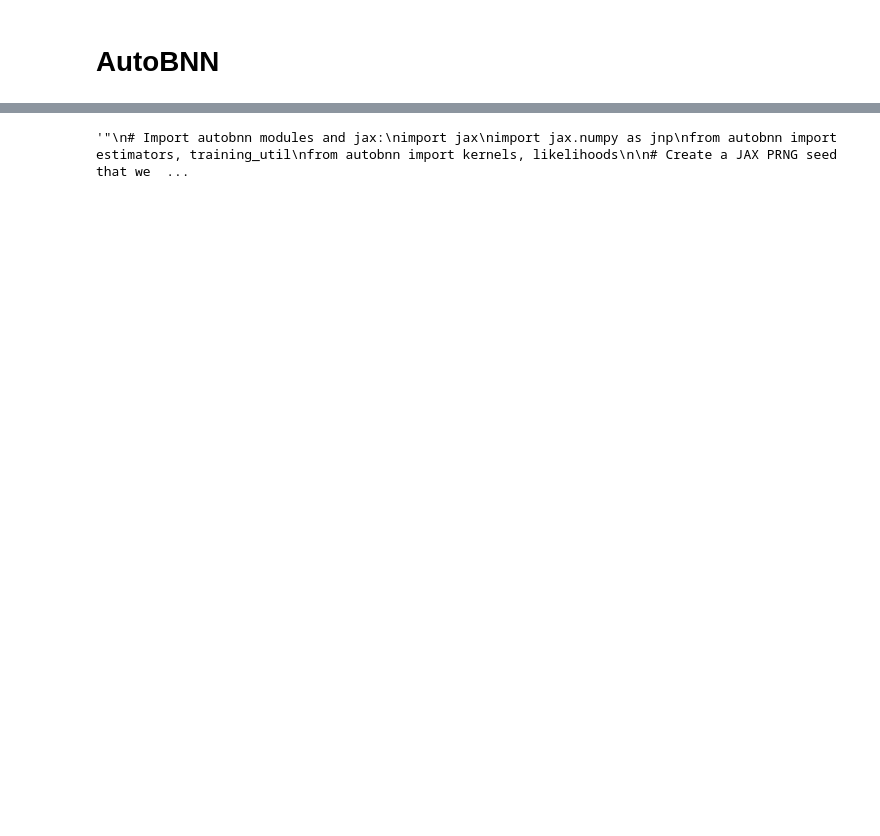
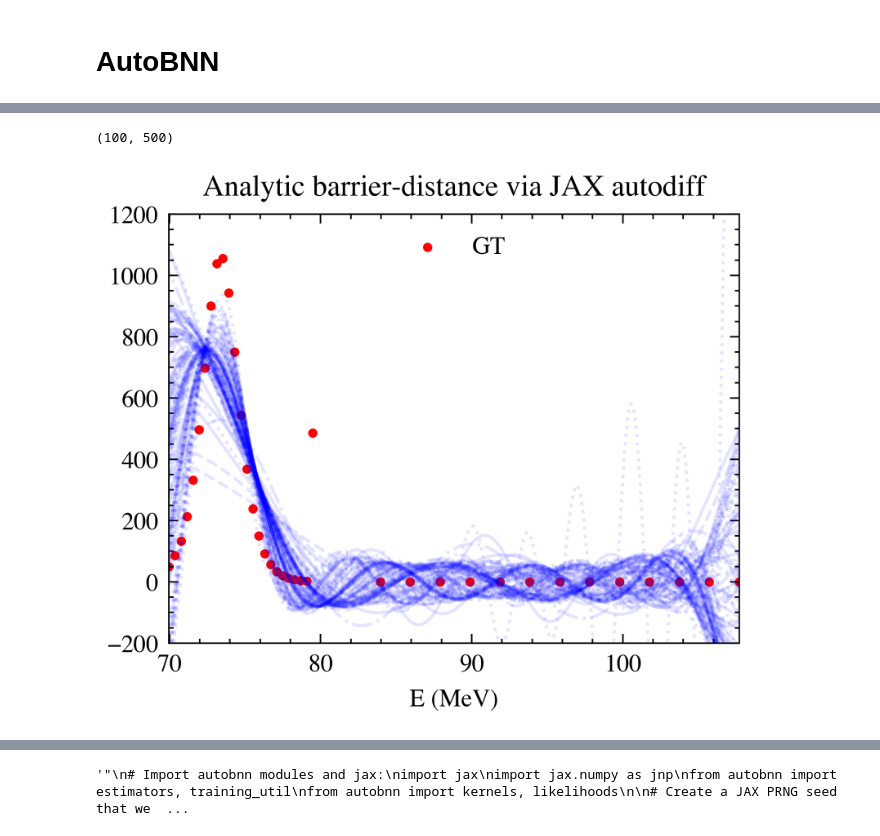
Before and after one commit to aaron-philip/barrier-extraction, a Jupyter notebook: Morton1999.ipynb, the cells around one changed output, grey strips where cells are left out. Cells and saved outputs as stored; diff of their text form; code cells hidden in the pictures; blank space fills up the shorter version.

```diff
--- a/Morton1999.ipynb
+++ b/Morton1999.ipynb
@@ -389,3 +394,49 @@ plt.show()
+# %%
+def f_single_sample(params, x_scalar):
+    # Ensure x_scalar has shape (1, features) since the model expects a batch
+    x_norm = jnp.array([[(x_scalar - x_shift) / x_scale]])
+    x_batch = jnp.atleast_2d(x_norm)  # shape (1, 1) for a single scalar input
+    pred = bnn_est.net_.apply(params, x_batch)  # model prediction, shape (1, 1)
+    return pred.squeeze()*y_scale + y_shift
+
+def g(params, x_scalar):
+    return x_scalar * f_single_sample(params, x_scalar)
+
+grad_g_wrt_x = jax.grad(g, argnums=1)
+# Second derivative of g w.rt x
+grad2_g_wrt_x = jax.grad(grad_g_wrt_x, argnums=1)
+
+X_vals = x_pred.squeeze()  # shape (n,) for convenience
+params_samples = bnn_est.params_
+
+# Vectorize over x (inner vmap), for a fixed params:
+def second_deriv_for_one_sample(params):
+    return jax.vmap(lambda x: grad2_g_wrt_x(params, x))(X_vals)
+# Now vectorize over samples (outer vmap):
+all_second_derivs = jax.vmap(second_deriv_for_one_sample)(params_samples)
+
+print(all_second_derivs.shape)
+# 4) Plot exactly as you did before
+
+plt.figure()
+n_cut = 0
+for p in range(all_second_derivs.shape[0]):
+    y = np.array(all_second_derivs[p, n_cut:-n_cut-1])
+    plt.plot(x_pred[n_cut:-n_cut-1], y, lw=1, alpha=0.1, color='b')
+
+# if you have ground truth:
+plt.scatter(E_train[::spacing], true[::spacing], color='r', s=4, label='GT')
+
+plt.xlabel("E (MeV)")
+#plt.ylabel(r"$\dfrac{d^2}{dE^2}\bigl[E\,\sigma(E)\bigr]$")
+plt.title("Analytic barrier-distance via JAX autodiff")
+plt.ylim([-200, 1200])
+plt.xlim(E_train[0], E_train[-1])
+plt.legend()
+plt.show()
+# %% [output]
+(100, 500)
+[figure, added]
 # %%
 draws = bnn_est.likelihood_.sample(
                     bnn_est.params_['params'], pred.squeeze(), seed=seed, sample_shape=100)
```
Also changed, not shown: parts of 16 cells of this notebook, 4 other files.
